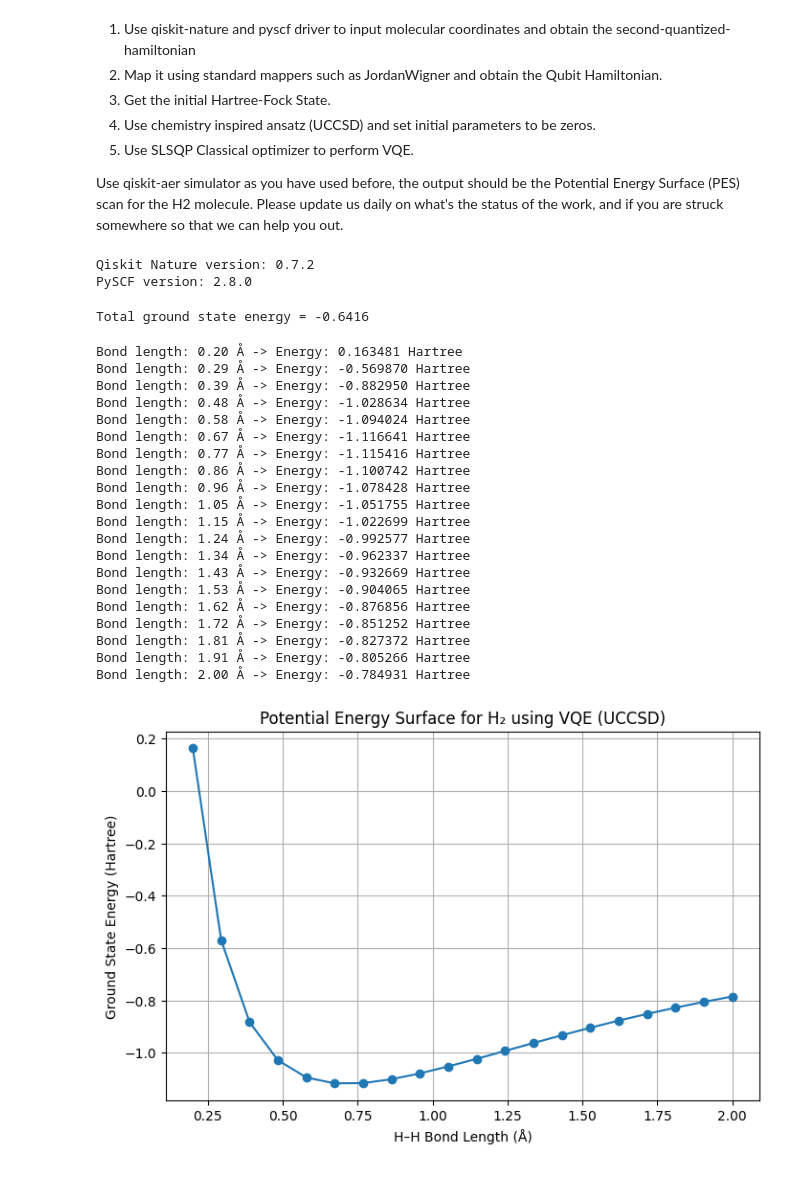
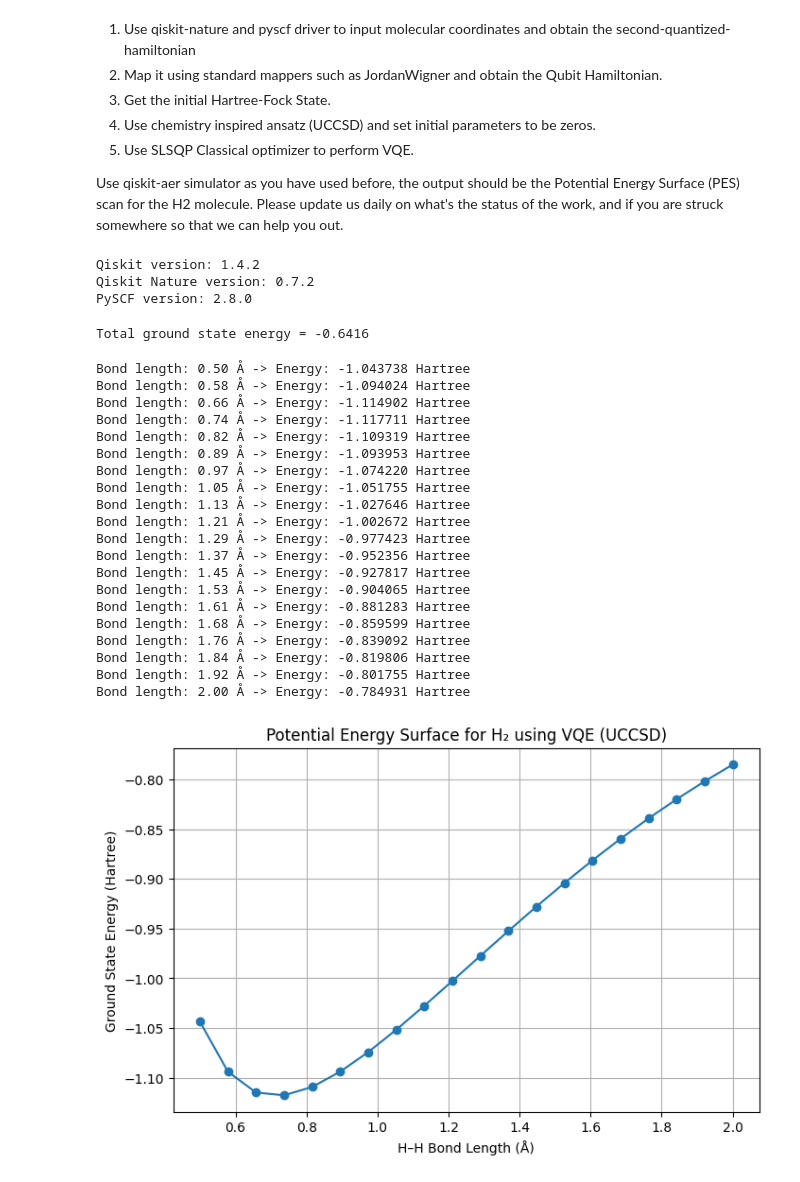
Before and after one commit to pudeesht/QiskitQuantumComp, a Jupyter notebook: notebooks/task1.ipynb, the cells around one changed output. Saved outputs shown, nothing was run; the diff lists cells and outputs as text; code cells hidden in the pictures.

Commit message:
Added qiskit version in every task

```diff
--- a/notebooks/task1.ipynb
+++ b/notebooks/task1.ipynb
@@ -9,11 +9,14 @@
 Use qiskit-aer simulator as you have used before, the output should be the Potential Energy Surface (PES) scan for the H2 molecule. Please update us daily on what's the status of the work, and if you are struck somewhere so that we can help you out.
 # %%
 import qiskit_nature
+import qiskit
 import pyscf
 
+print("Qiskit version:", qiskit.__version__)
 print("Qiskit Nature version:", qiskit_nature.__version__)
 print("PySCF version:", pyscf.__version__)
 # %% [output]
+Qiskit version: 1.4.2
 Qiskit Nature version: 0.7.2
 PySCF version: 2.8.0
 # %%
@@ -80,7 +83,8 @@ from qiskit_nature.second_q.mappers import JordanWignerMapper
 from qiskit_aer.primitives import Estimator as AerEstimator
 
 
-bond_lengths = np.linspace(0.2, 2.0, 20)  # Angstroms
+# bond_lengths = np.linspace(0.2, 2.0, 20)  # Angstroms
+bond_lengths = np.linspace(0.5, 2.0, 20)  # Angstroms]
 energies = []
 
 for r in bond_lengths:
@@ -103,47 +107,47 @@ for r in bond_lengths:
             mapper
         )
     )
 
 
     optimizer = SLSQP(maxiter=1000)
     estimator = AerEstimator(run_options={"shots": 1024, "seed": 42})
     vqe = VQE(estimator, ansatz, optimizer)
     vqe.initial_point = np.zeros(ansatz.num_parameters)
 
 
     solver = GroundStateEigensolver(mapper, vqe)
     result = solver.solve(problem)
 
     print(f"Bond length: {r:.2f} Å -> Energy: {result.total_energies[0]:.6f} Hartree")
     energies.append(result.total_energies[0])
 
 #
 plt.figure(figsize=(8, 5))
 plt.plot(bond_lengths, energies, marker='o')
 plt.title("Potential Energy Surface for H₂ using VQE (UCCSD)")
 plt.xlabel("H–H Bond Length (Å)")
 plt.ylabel("Ground State Energy (Hartree)")
 plt.grid(True)
 plt.show()
 # %% [output]
-Bond length: 0.20 Å -> Energy: 0.163481 Hartree
-Bond length: 0.29 Å -> Energy: -0.569870 Hartree
-Bond length: 0.39 Å -> Energy: -0.882950 Hartree
-Bond length: 0.48 Å -> Energy: -1.028634 Hartree
+Bond length: 0.50 Å -> Energy: -1.043738 Hartree
 Bond length: 0.58 Å -> Energy: -1.094024 Hartree
-Bond length: 0.67 Å -> Energy: -1.116641 Hartree
-Bond length: 0.77 Å -> Energy: -1.115416 Hartree
-Bond length: 0.86 Å -> Energy: -1.100742 Hartree
-Bond length: 0.96 Å -> Energy: -1.078428 Hartree
+Bond length: 0.66 Å -> Energy: -1.114902 Hartree
+Bond length: 0.74 Å -> Energy: -1.117711 Hartree
+Bond length: 0.82 Å -> Energy: -1.109319 Hartree
+Bond length: 0.89 Å -> Energy: -1.093953 Hartree
+Bond length: 0.97 Å -> Energy: -1.074220 Hartree
 Bond length: 1.05 Å -> Energy: -1.051755 Hartree
-Bond length: 1.15 Å -> Energy: -1.022699 Hartree
-Bond length: 1.24 Å -> Energy: -0.992577 Hartree
-Bond length: 1.34 Å -> Energy: -0.962337 Hartree
-Bond length: 1.43 Å -> Energy: -0.932669 Hartree
+Bond length: 1.13 Å -> Energy: -1.027646 Hartree
+Bond length: 1.21 Å -> Energy: -1.002672 Hartree
+Bond length: 1.29 Å -> Energy: -0.977423 Hartree
+Bond length: 1.37 Å -> Energy: -0.952356 Hartree
+Bond length: 1.45 Å -> Energy: -0.927817 Hartree
 Bond length: 1.53 Å -> Energy: -0.904065 Hartree
-Bond length: 1.62 Å -> Energy: -0.876856 Hartree
-Bond length: 1.72 Å -> Energy: -0.851252 Hartree
-Bond length: 1.81 Å -> Energy: -0.827372 Hartree
-Bond length: 1.91 Å -> Energy: -0.805266 Hartree
+Bond length: 1.61 Å -> Energy: -0.881283 Hartree
+Bond length: 1.68 Å -> Energy: -0.859599 Hartree
+Bond length: 1.76 Å -> Energy: -0.839092 Hartree
+Bond length: 1.84 Å -> Energy: -0.819806 Hartree
+Bond length: 1.92 Å -> Energy: -0.801755 Hartree
 Bond length: 2.00 Å -> Energy: -0.784931 Hartree
-[figure, old version]
+[figure, new version]
```
Also changed, not shown: 2 other files.
